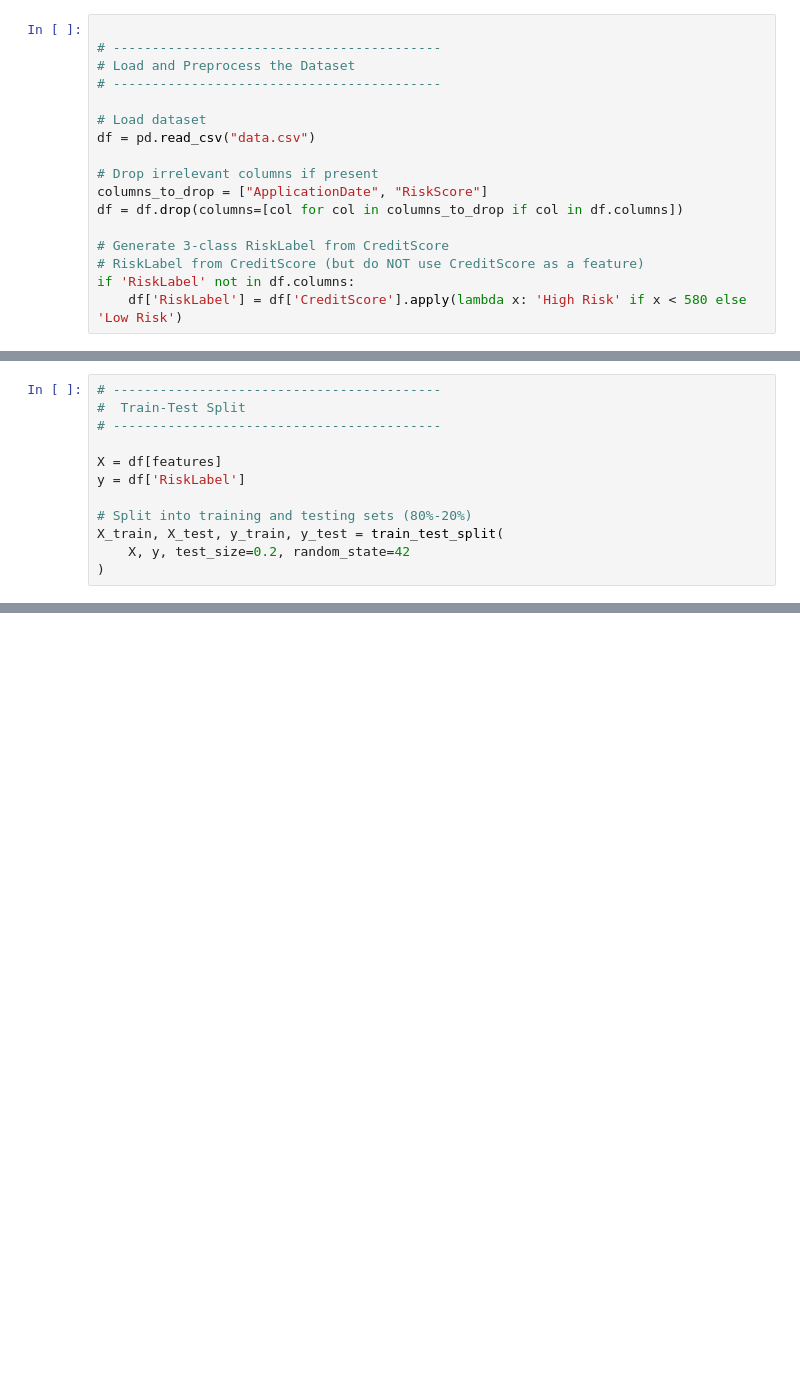
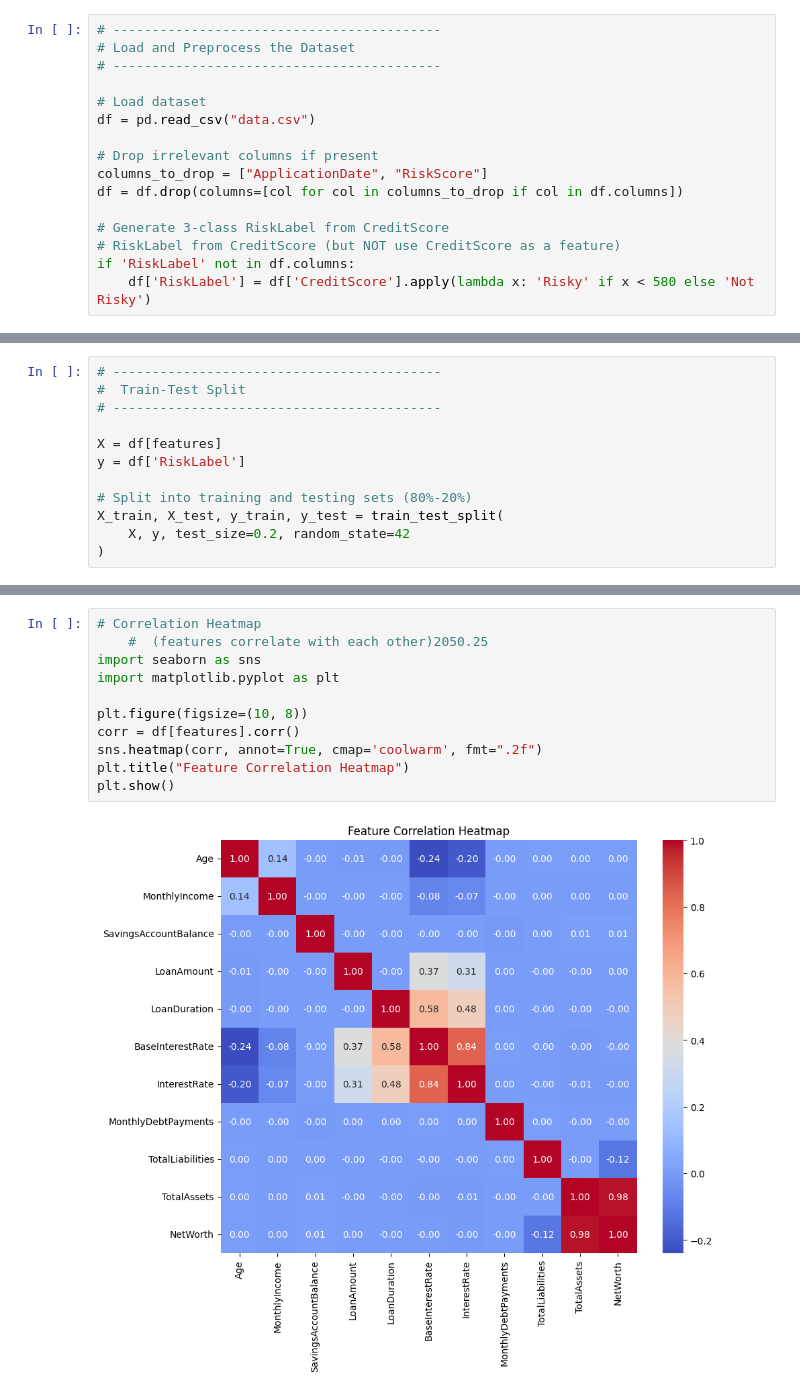
Before and after one commit to jeenakarmi/Riskify, a Jupyter notebook: model.ipynb, the cells around one changed output, grey strips where cells are left out. Saved outputs shown, nothing was run; the diff lists cells and outputs as text; blank space fills up the shorter version.

```diff
--- a/model.ipynb
+++ b/model.ipynb
@@ -14,7 +14,6 @@ from sklearn.model_selection import train_test_split
 from sklearn.tree import DecisionTreeClassifier
 from sklearn.metrics import accuracy_score, classification_report
 # %%
-
 # ------------------------------------------
 # Load and Preprocess the Dataset
 # ------------------------------------------
@@ -27,7 +26,7 @@ columns_to_drop = ["ApplicationDate", "RiskScore"]
 df = df.drop(columns=[col for col in columns_to_drop if col in df.columns])
 
 # Generate 3-class RiskLabel from CreditScore
-# RiskLabel from CreditScore (but do NOT use CreditScore as a feature)
+# RiskLabel from CreditScore (but NOT use CreditScore as a feature)
 if 'RiskLabel' not in df.columns:
-    df['RiskLabel'] = df['CreditScore'].apply(lambda x: 'High Risk' if x < 580 else 'Low Risk')
+    df['RiskLabel'] = df['CreditScore'].apply(lambda x: 'Risky' if x < 580 else 'Not Risky')
 # %%
@@ -89,3 +110,16 @@ weighted avg       0.99      0.99      0.99     40000
+# %%
+# Correlation Heatmap
+    #  (features correlate with each other)2050.25
+import seaborn as sns
+import matplotlib.pyplot as plt
+
+plt.figure(figsize=(10, 8))
+corr = df[features].corr()
+sns.heatmap(corr, annot=True, cmap='coolwarm', fmt=".2f")
+plt.title("Feature Correlation Heatmap")
+plt.show()
+# %% [output]
+[figure, added]
 # %%
 
 # ------------------------------------------
```
Also changed, not shown: parts of 6 cells of this notebook, 2 other files.
